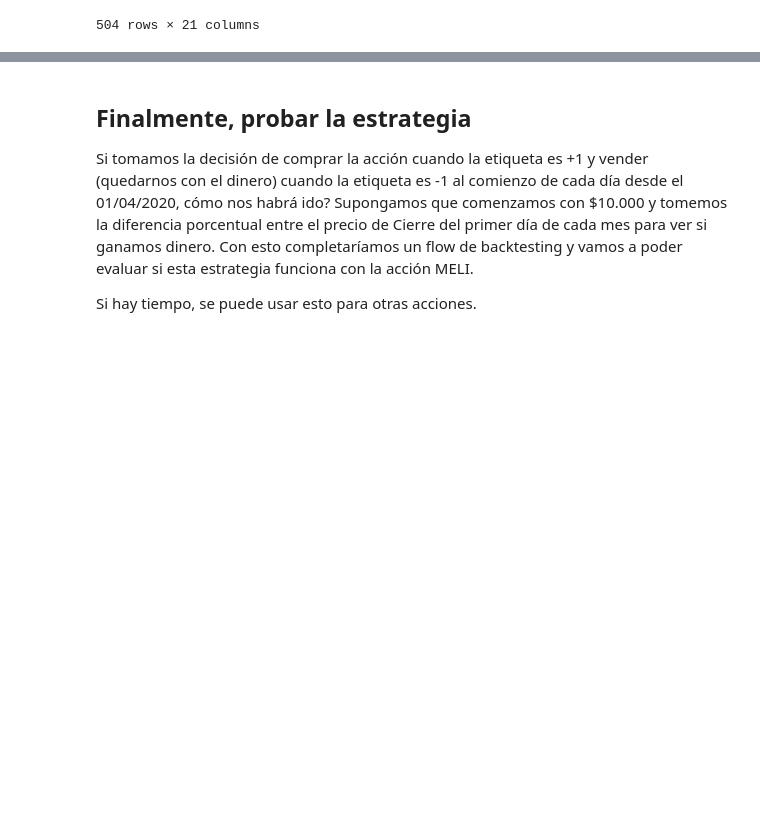
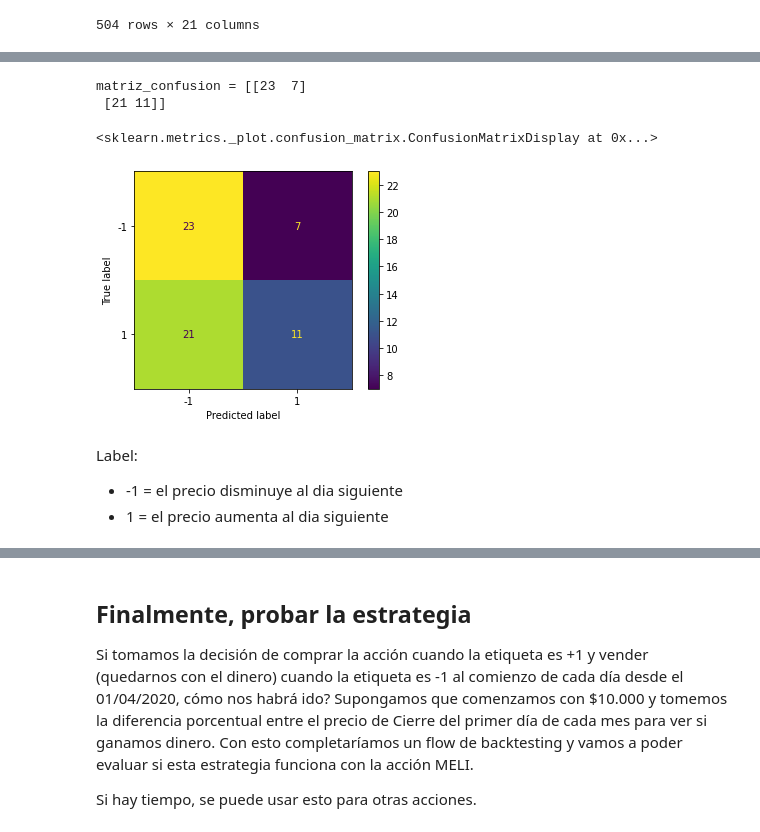
Before and after one commit to VirgniaAmb/MLBolsaMentoria2021, a Jupyter notebook: Avances/practico_4_aprendizaje_supervisado.ipynb, the cells around one changed output, grey strips where cells are left out. Cells and saved outputs as stored; diff of their text form; code cells hidden in the pictures; blank space fills up the shorter version.

```diff
--- a/Avances/practico_4_aprendizaje_supervisado.ipynb
+++ b/Avances/practico_4_aprendizaje_supervisado.ipynb
@@ -284,0 +338,7 @@ y_test_q1 = test_q1['label']
+# %%
+# GradientBoostingClassifier
+gbc = GradientBoostingClassifier(random_state=100, n_estimators=80)
+gbc.fit(X_train_q1, y_train_q1)
+y_pred_q1_gbc = gbc.predict(X_test_q1)
+print("Reporte de test")
+print(classification_report(y_test_q1, y_pred_q1_gbc))
@@ -284,0 +355,15 @@ y_test_q1 = test_q1['label']
+# %%
+# Matriz de confusión
+matriz_gbc_q1 = confusion_matrix(y_test_q1, y_pred_q1_gbc)
+print(f'matriz_confusion = {matriz_gbc_q1}')
+plot_confusion_matrix(gbc, X_test_q1, y_test_q1)
+# %% [output]
+matriz_confusion = [[23  7]
+ [21 11]]
+<sklearn.metrics._plot.confusion_matrix.ConfusionMatrixDisplay at 0x...>
+[figure, added]
+# %% [markdown]
+Label:
+
+- -1 = el precio disminuye al dia siguiente
+-  1 = el precio aumenta al dia siguiente
```
Also changed, not shown: parts of 36 cells of this notebook.
